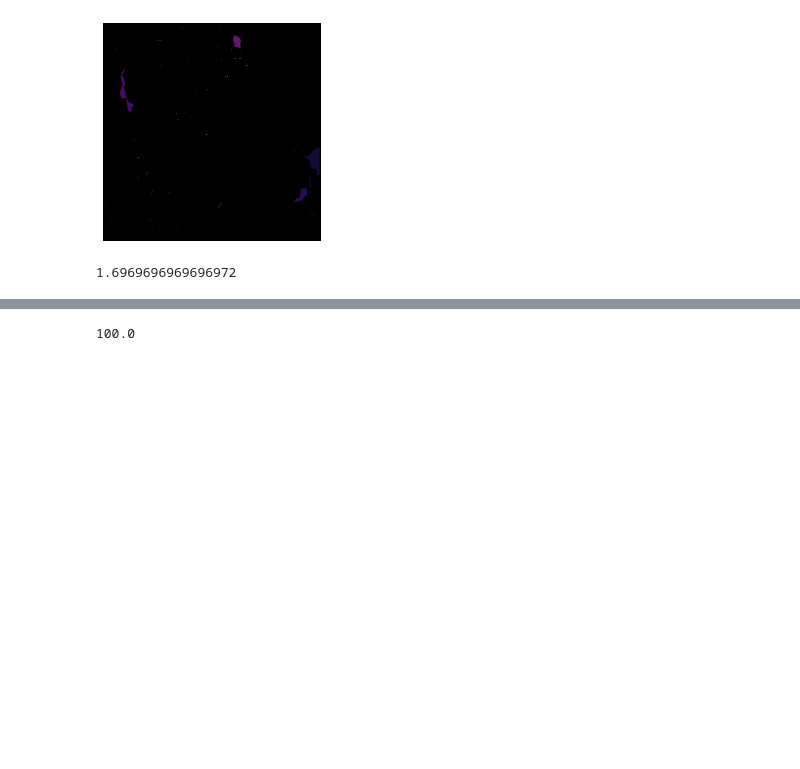
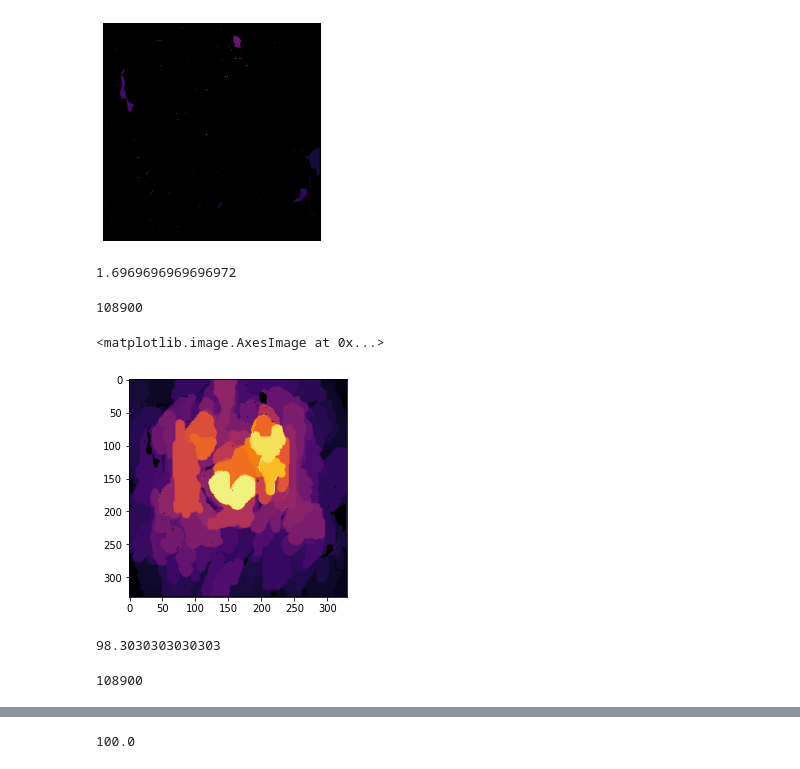
Before and after one commit to CMU-Vis-2021/Insightful-Saliency-Maps, a Jupyter notebook: AvgImg.ipynb, the cells around one changed output, grey strips where cells are left out. Drawn from its saved outputs; the diff is of its cells as text; code cells hidden in the pictures; blank space fills up the shorter version.

```diff
--- a/AvgImg.ipynb
+++ b/AvgImg.ipynb
@@ -400,6 +421,21 @@ plt.imshow(dif_img)
 perc
 # %% [output]
 1.6969696969696972
+# %%
+dif_img = np.zeros((330,330,3), dtype=int)
+dif_img, perc = compute_img(dif_img, False, original, tiger, 330, 330, 0)
+# %% [output]
+108900
+# %%
+plt.axis("off")
+plt.imshow(dif_img)
+# %% [output]
+<matplotlib.image.AxesImage at 0x...>
+[figure, added]
+# %%
+perc
+# %% [output]
+98.3030303030303
 # %%
 path = "./assets/heatmaps/"
 
@@ -410,5 +446,7 @@ blur_dog_conv = cv2.cvtColor(blur_dog_conv, cv2.COLOR_BGRA2RGB)
 dog_conv = cv2.cvtColor(dog_conv, cv2.COLOR_BGRA2RGB)
 # %%
 dif_img = np.zeros((330,330,3), dtype=int)
-dif_img, perc = compute_img(dif_img, dog_conv, dog_conv, 330, 330, 0)
+dif_img, perc = compute_img(dif_img, True, dog_conv, dog_conv, 330, 330, 0)
+# %% [output]
+108900
 # %%
```
Also changed, not shown: parts of 9 cells of this notebook, 9 other files.
